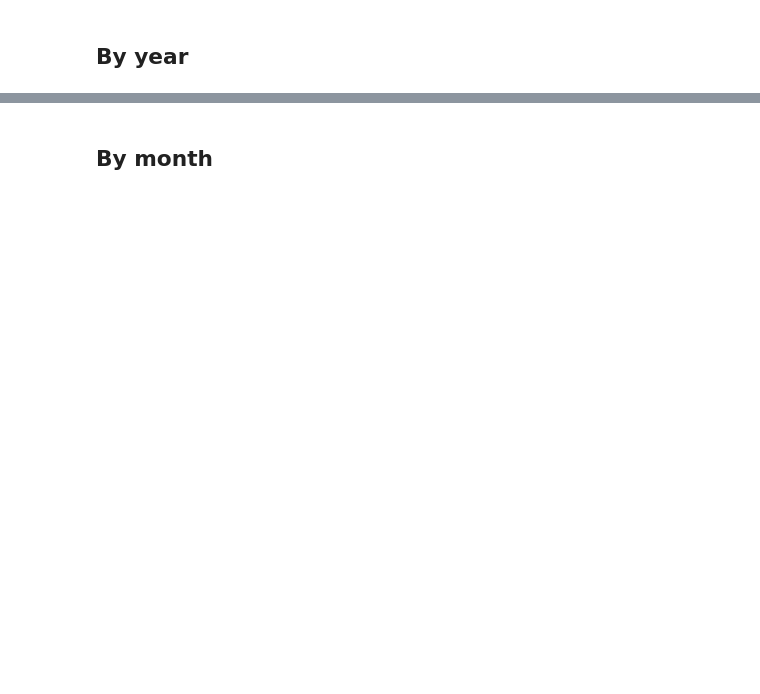
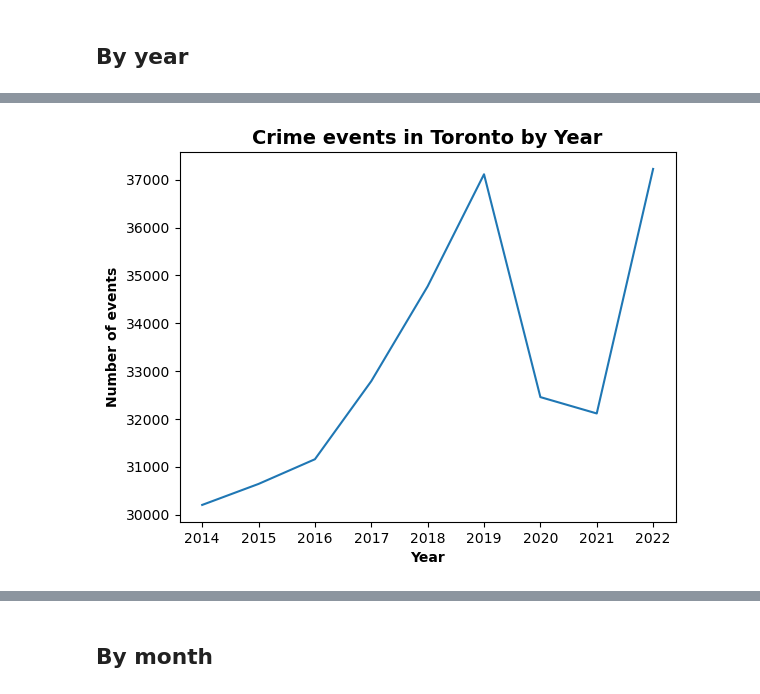
Before and after one commit to fannysigouin/project1, a Jupyter notebook: q2_peak_times.ipynb, the cells around one changed output, grey strips where cells are left out. Cells and saved outputs as stored; diff of their text form; code cells hidden in the pictures; blank space fills up the shorter version.

```diff
--- a/q2_peak_times.ipynb
+++ b/q2_peak_times.ipynb
@@ -140,0 +100,8 @@ plt.show()
+# %%
+# general counts by year
+df_by_year = (df
+    .groupby('Year', as_index=False)
+    .size()
+    .rename(columns={'size': 'Number of events'})
+)
+df_by_year
@@ -140,0 +119,18 @@ plt.show()
+# %%
+fig, ax = plt.subplots()
+
+ax.plot(
+    df_by_year['Year'],
+    df_by_year['Number of events']
+)
+
+plt.xlabel('Year', fontdict={'weight': 700})
+plt.ylabel('Number of events', fontdict={'weight': 700})
+plt.title(
+    'Crime events in Toronto by Year',
+    fontdict={'weight': 700, 'size': 14}
+)
+
+plt.show()
+# %% [output]
+[figure, added]
```
Also changed, not shown: parts of 33 cells of this notebook.
